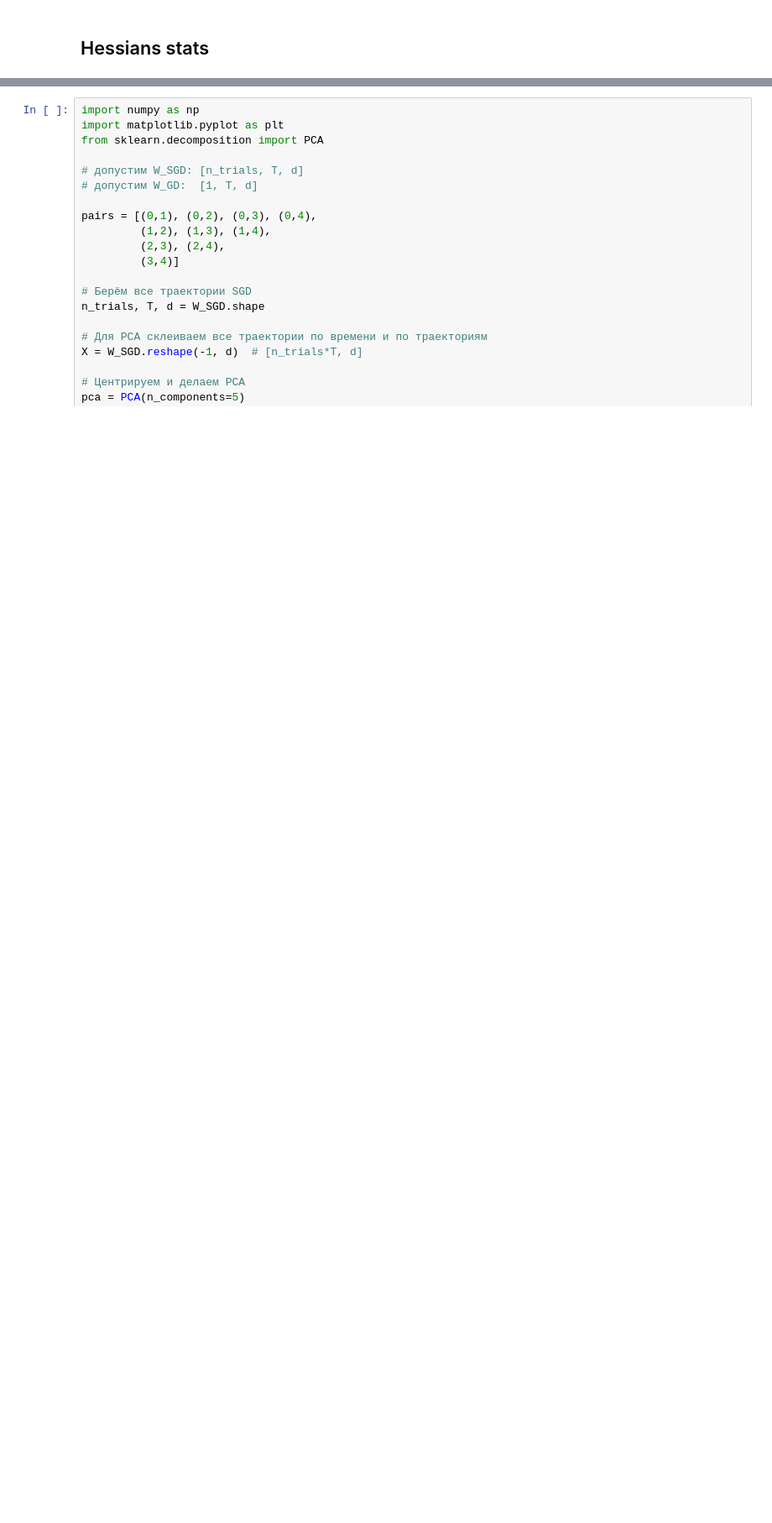
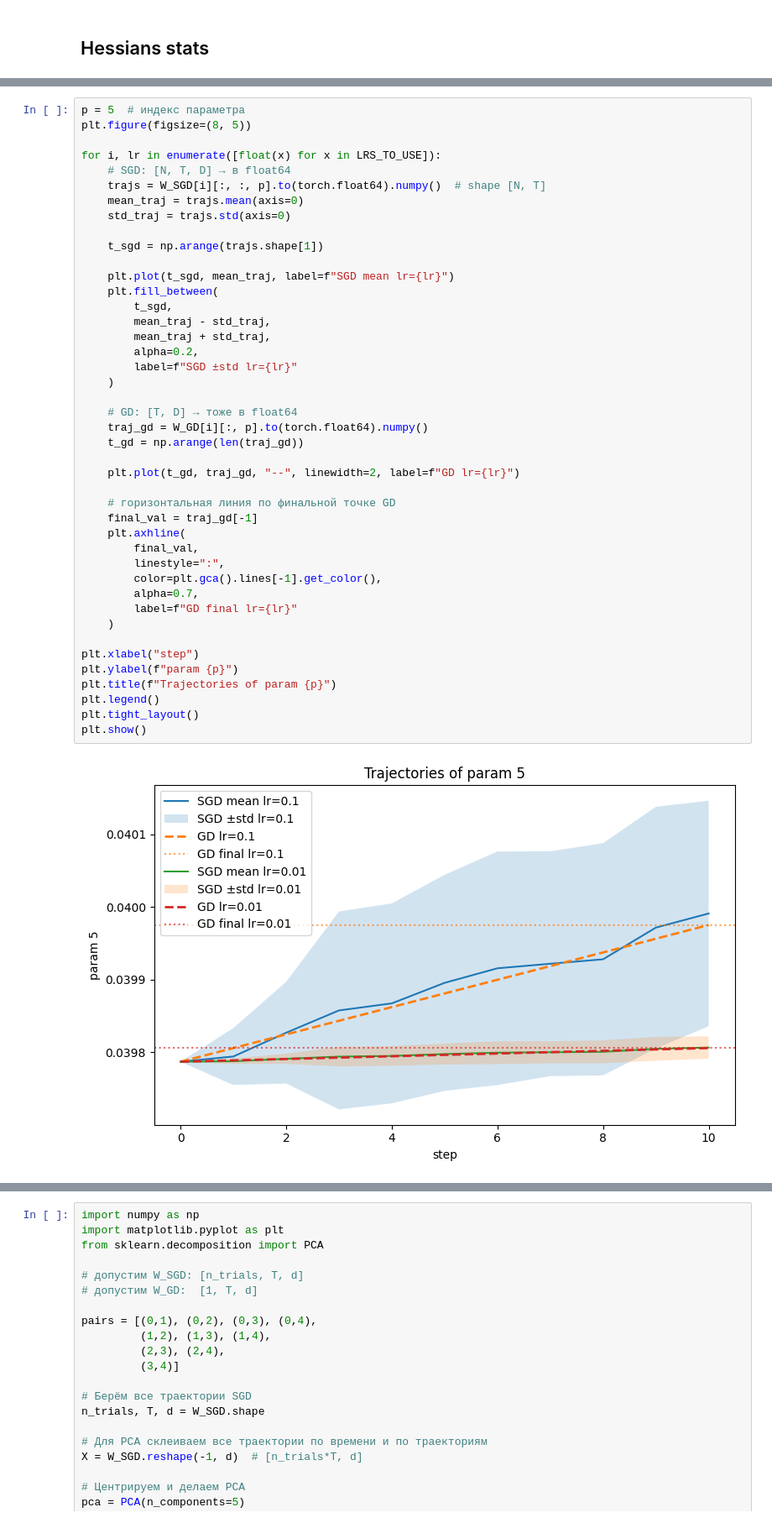
Before and after one commit to ThunderstormXX/SGDiffusion, a Jupyter notebook: src/scripts/exp1/exp_results/GD_vs_SGD_vs_Adam_noise_analysis.ipynb, the cells around one changed output, grey strips where cells are left out. Shown at 84% size. Drawn from its saved outputs; the diff is of its cells as text; blank space fills up the shorter version.

```diff
--- a/src/scripts/exp1/exp_results/GD_vs_SGD_vs_Adam_noise_analysis.ipynb
+++ b/src/scripts/exp1/exp_results/GD_vs_SGD_vs_Adam_noise_analysis.ipynb
@@ -182,0 +204,45 @@ plt.show()
+# %%
+p = 5  # индекс параметра
+plt.figure(figsize=(8, 5))
+
+for i, lr in enumerate([float(x) for x in LRS_TO_USE]):
+    # SGD: [N, T, D] → в float64
+    trajs = W_SGD[i][:, :, p].to(torch.float64).numpy()  # shape [N, T]
+    mean_traj = trajs.mean(axis=0)
+    std_traj = trajs.std(axis=0)
+
+    t_sgd = np.arange(trajs.shape[1])
+
+    plt.plot(t_sgd, mean_traj, label=f"SGD mean lr={lr}")
+    plt.fill_between(
+        t_sgd,
+        mean_traj - std_traj,
+        mean_traj + std_traj,
+        alpha=0.2,
+        label=f"SGD ±std lr={lr}"
+    )
+
+    # GD: [T, D] → тоже в float64
+    traj_gd = W_GD[i][:, p].to(torch.float64).numpy()
+    t_gd = np.arange(len(traj_gd))
+
+    plt.plot(t_gd, traj_gd, "--", linewidth=2, label=f"GD lr={lr}")
+
+    # горизонтальная линия по финальной точке GD
+    final_val = traj_gd[-1]
+    plt.axhline(
+        final_val,
+        linestyle=":",
+        color=plt.gca().lines[-1].get_color(),
+        alpha=0.7,
+        label=f"GD final lr={lr}"
+    )
+
+plt.xlabel("step")
+plt.ylabel(f"param {p}")
+plt.title(f"Trajectories of param {p}")
+plt.legend()
+plt.tight_layout()
+plt.show()
+# %% [output]
+[figure, added]
```
Also changed, not shown: parts of 14 cells of this notebook, 48 other files.
